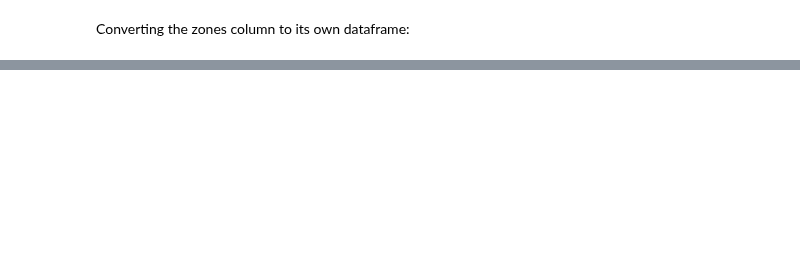
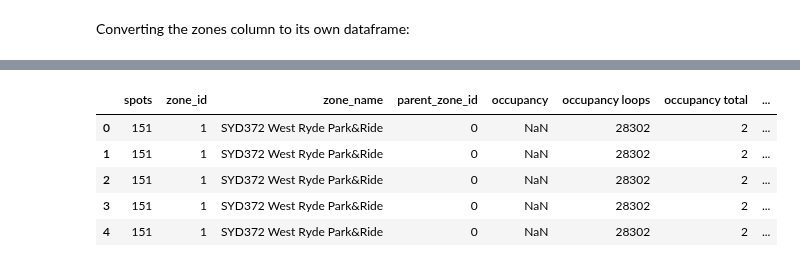
Before and after one commit to M13Mwongo/parking-spot-predictor, a Jupyter notebook: testing.ipynb, the cells around one changed output, grey strips where cells are left out. Saved outputs shown, nothing was run; the diff lists cells and outputs as text; code cells hidden in the pictures; blank space fills up the shorter version.

```diff
--- a/testing.ipynb
+++ b/testing.ipynb
@@ -161,0 +148,34 @@ AttributeError: 'DataFrame' object has no attribute 'append'
+# %%
+df_zones = pd.DataFrame(columns=['spots','zone_id','zone_name','parent_zone_id','occupancy'])
+rename_format = {
+    0:'spots',
+    1:'zone_id',
+    2:'zone_name',
+    3:'parent_zone_id',
+    4:'occupancy loops',
+    5:'occupancy total',
+    6:'occupancy monthlies',
+    7:'occupancy open_gate',
+    8:'occupancy transients'}
+
+
+
+for key,value in df['zones'].items():
+    # Normalize values in each record in zones column
+    val = pd.json_normalize(value)
+
+    # Convert it to a dataframe
+    temp_holder = pd.DataFrame.from_dict(val.values)
+    # Renaming columns
+    temp_holder.rename(mapper=rename_format, axis=1, inplace=True)
+    # merge it with main dataframe
+    df_zones = pd.concat([df_zones, temp_holder], ignore_index=True)
+
+df_zones.head()
+# %% [output]
+|  | spots | zone_id | zone_name | parent_zone_id | occupancy | occupancy loops | occupancy total | ... |
+| 0 | 151 | 1 | SYD372 West Ryde Park&Ride | 0 | NaN | 28302 | 2 | ... |
+| 1 | 151 | 1 | SYD372 West Ryde Park&Ride | 0 | NaN | 28302 | 2 | ... |
+| 2 | 151 | 1 | SYD372 West Ryde Park&Ride | 0 | NaN | 28302 | 2 | ... |
+| 3 | 151 | 1 | SYD372 West Ryde Park&Ride | 0 | NaN | 28302 | 2 | ... |
+| 4 | 151 | 1 | SYD372 West Ryde Park&Ride | 0 | NaN | 28302 | 2 | ... |
```
Also changed, not shown: parts of 8 cells of this notebook.
